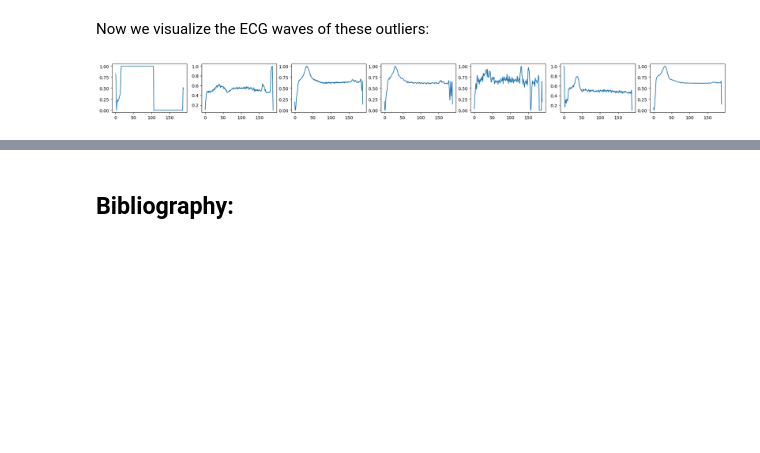
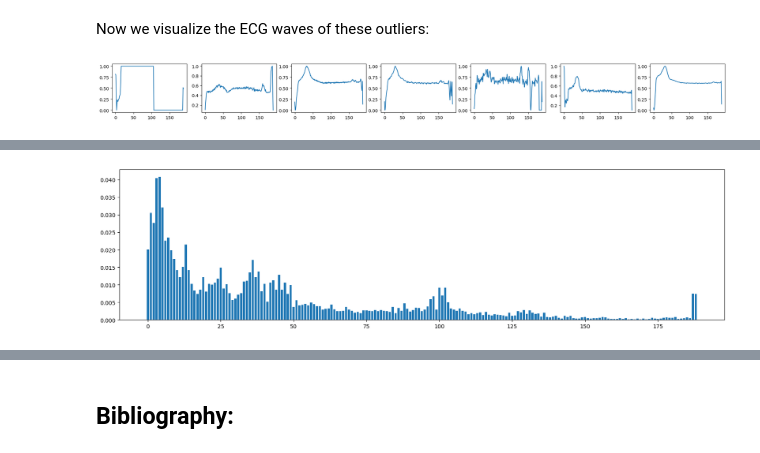
Before and after one commit to Chiuchiyin/DTSA5509-Final-Project, a Jupyter notebook: Heart Beat ECG Analysis and Classification.ipynb, the cells around one changed output, grey strips where cells are left out. Cells and saved outputs as stored; diff of their text form; code cells hidden in the pictures; blank space fills up the shorter version.

```diff
--- a/Heart Beat ECG Analysis and Classification.ipynb
+++ b/Heart Beat ECG Analysis and Classification.ipynb
@@ -321,0 +372,9 @@ df_train_sub = df_train_sub.drop([outlier_df.iloc[0].name], axis=0)
+# %%
+feature_importances = rf_feature_select.best_estimator_.feature_importances_
+feature_names = np.array(column_names, dtype=object)
+
+plt.figure(figsize=(20, 5))
+plt.bar([i for i in range(len(feature_importances))], feature_importances, width=0.75)
+plt.show()
+# %% [output]
+[figure, added]
```
Also changed, not shown: parts of 48 cells of this notebook.
